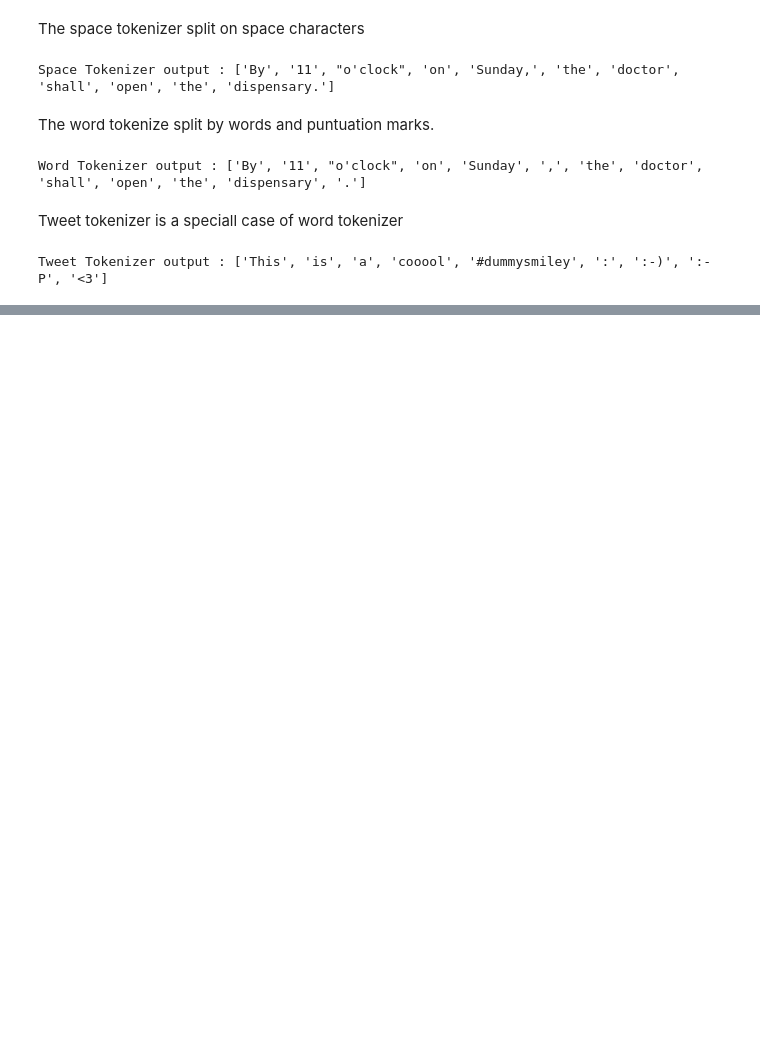
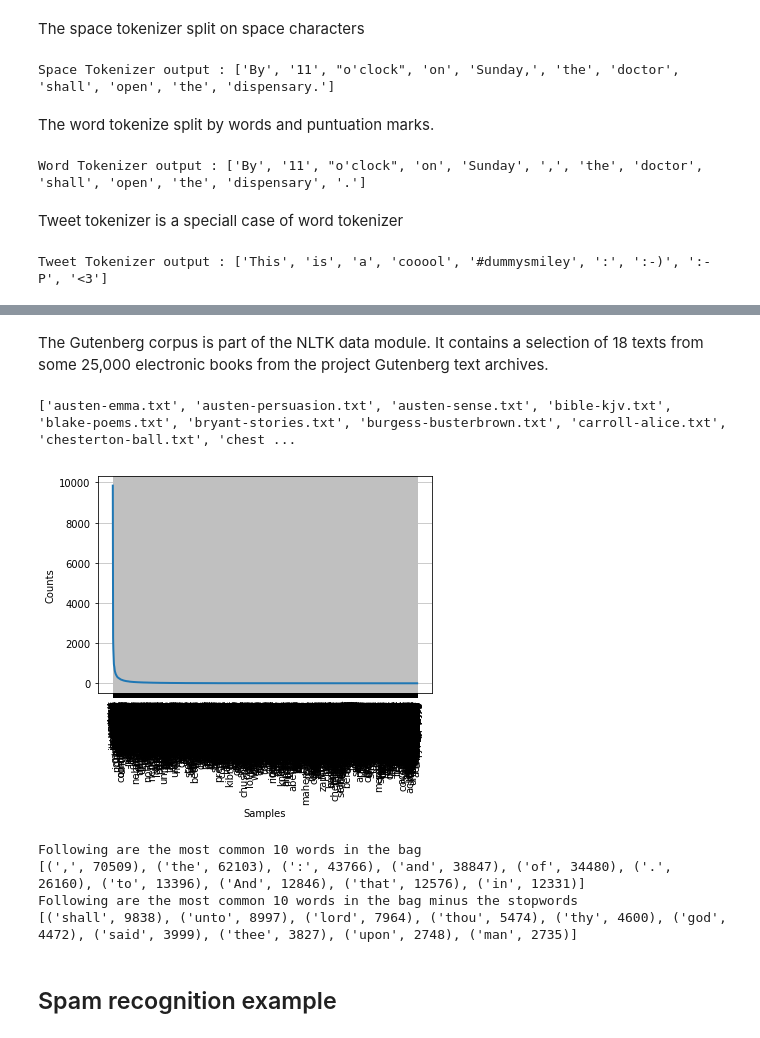
Before and after one commit to RaquelLeandra/dataMining, a Jupyter notebook: Code/python/jupyter/Preprocessing on Text Data.ipynb, the cells around one changed output, grey strips where cells are left out. Saved outputs shown, nothing was run; the diff lists cells and outputs as text; code cells hidden in the pictures; blank space fills up the shorter version.

```diff
--- a/Code/python/jupyter/Preprocessing on Text Data.ipynb
+++ b/Code/python/jupyter/Preprocessing on Text Data.ipynb
@@ -33,0 +76,33 @@ Tweet Tokenizer output : ['This', 'is', 'a', 'cooool', '#dummysmiley', ':', ':-)
+# %% [markdown]
+The Gutenberg corpus is part of the NLTK data module. It contains a selection of 18 texts from some 25,000 electronic books from the project Gutenberg text archives.
+# %%
+import nltk
+from nltk.corpus import gutenberg
+print(gutenberg.fileids())
+# %% [output]
+['austen-emma.txt', 'austen-persuasion.txt', 'austen-sense.txt', 'bible-kjv.txt', 'blake-poems.txt', 'bryant-stories.txt', 'burgess-busterbrown.txt', 'carroll-alice.txt', 'chesterton-ball.txt', 'chest ...
+# %%
+gb_words = gutenberg.words('bible-kjv.txt')
+words_filtered = [e.lower() for e in gb_words if len(e) >= 3]
+# %%
+stopwords = nltk.corpus.stopwords.words('english')
+words = [w for w in words_filtered if w.lower() not in stopwords]
+# %%
+fdistPlain = nltk.FreqDist(gb_words)
+fdist = nltk.FreqDist(words)
+# %%
+fdist.plot()
+# %% [output]
+[figure, added]
+# %%
+print('Following are the most common 10 words in the bag')
+print(fdistPlain.most_common(10))
+print('Following are the most common 10 words in the bag minus the stopwords')
+print(fdist.most_common(10))
+# %% [output]
+Following are the most common 10 words in the bag
+[(',', 70509), ('the', 62103), (':', 43766), ('and', 38847), ('of', 34480), ('.', 26160), ('to', 13396), ('And', 12846), ('that', 12576), ('in', 12331)]
+Following are the most common 10 words in the bag minus the stopwords
+[('shall', 9838), ('unto', 8997), ('lord', 7964), ('thou', 5474), ('thy', 4600), ('god', 4472), ('said', 3999), ('thee', 3827), ('upon', 2748), ('man', 2735)]
+# %% [markdown]
+## Spam recognition example
```
Also changed, not shown: parts of 17 cells of this notebook.
